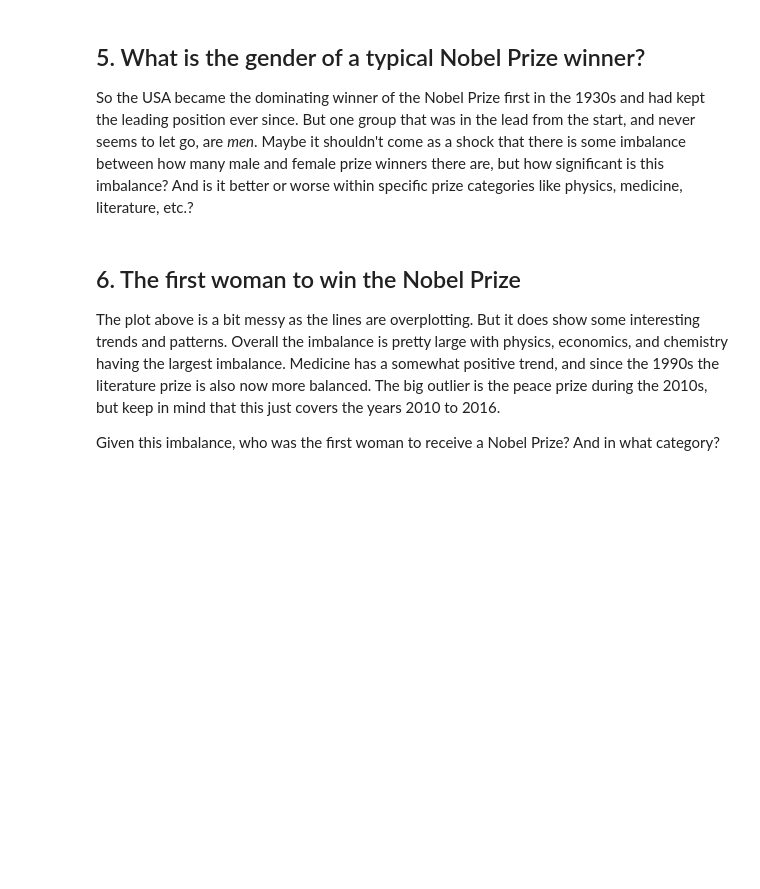
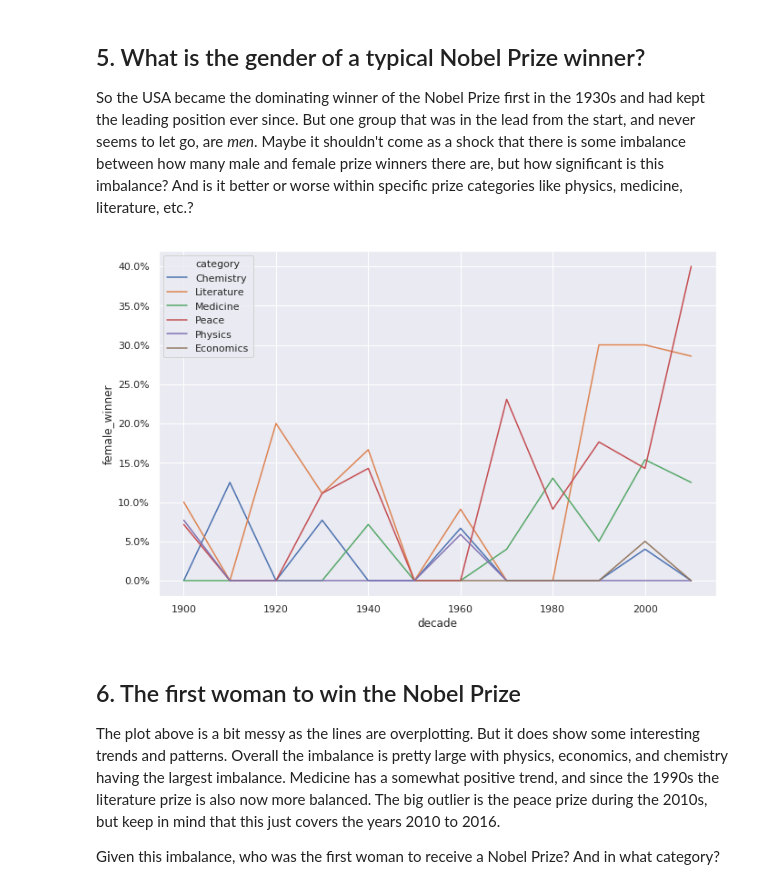
Before and after one commit to shakaibsaleem/DataScience, a Jupyter notebook: CS457-CaseStudy-1/A Visual History of Nobel Prize Winners/notebook.ipynb, the cells around one changed output. Saved outputs shown, nothing was run; the diff lists cells and outputs as text; code cells hidden in the pictures; blank space fills up the shorter version.

```diff
--- a/CS457-CaseStudy-1/A Visual History of Nobel Prize Winners/notebook.ipynb
+++ b/CS457-CaseStudy-1/A Visual History of Nobel Prize Winners/notebook.ipynb
@@ -113,11 +113,15 @@ ModuleNotFoundError: No module named 'seaborn'
 <p>So the USA became the dominating winner of the Nobel Prize first in the 1930s and had kept the leading position ever since. But one group that was in the lead from the start, and never seems to let go, are <em>men</em>. Maybe it shouldn't come as a shock that there is some imbalance between how many male and female prize winners there are, but how significant is this imbalance? And is it better or worse within specific prize categories like physics, medicine, literature, etc.?</p>
 # %%
 # Calculating the proportion of female laureates per decade
-nobel['female_winner'] = ...
-prop_female_winners = ...
+nobel['female_winner'] = nobel["sex"]=="Female"
+prop_female_winners = nobel.groupby(['decade','category'], as_index=False)['female_winner'].mean()
 
 # Plotting USA born winners with % winners on the y-axis
 # ... YOUR CODE FOR TASK 5 ...
+ax = sns.lineplot(x=prop_female_winners['decade'],y=prop_female_winners['female_winner'], hue=prop_female_winners['category'])
+ax.yaxis.set_major_formatter(PercentFormatter(1))
+# %% [output]
+[figure, added]
 # %% [markdown]
 ## 6. The first woman to win the Nobel Prize
 <p>The plot above is a bit messy as the lines are overplotting. But it does show some interesting trends and patterns. Overall the imbalance is pretty large with physics, economics, and chemistry having the largest imbalance. Medicine has a somewhat positive trend, and since the 1990s the literature prize is also now more balanced. The big outlier is the peace prize during the 2010s, but keep in mind that this just covers the years 2010 to 2016.</p>
```
Also changed, not shown: parts of 2 cells of this notebook.
